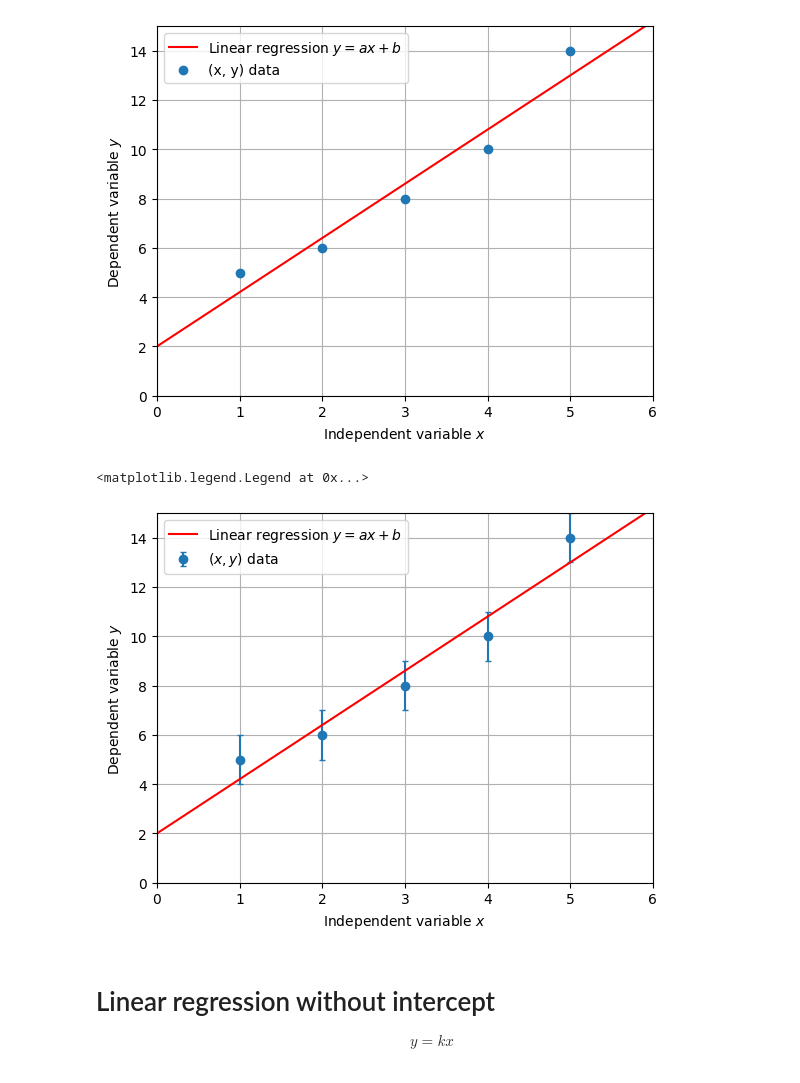
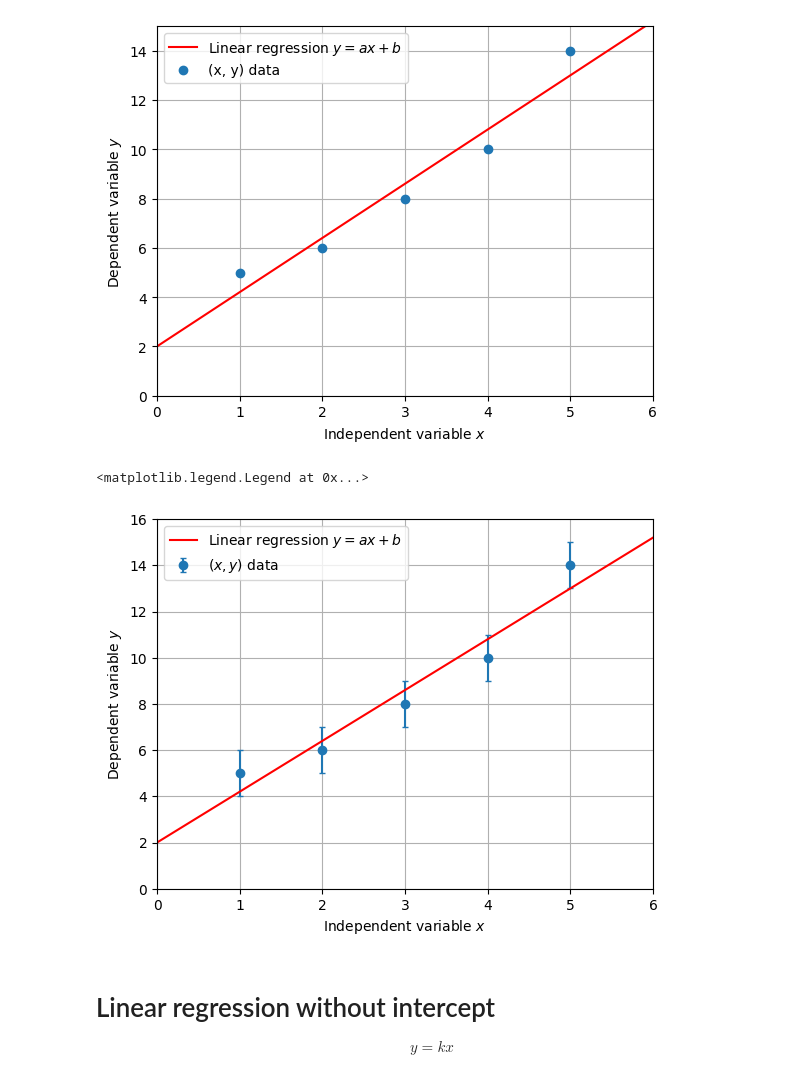
Before and after one commit to evgeny-kolonsky/summer_seminar, a Jupyter notebook: Seminar_part3.ipynb, the cells around one changed output. Saved outputs shown, nothing was run; the diff lists cells and outputs as text; code cells hidden in the pictures.

```diff
--- a/Seminar_part3.ipynb
+++ b/Seminar_part3.ipynb
@@ -56,21 +57,21 @@ plt.legend()
 # %%
 X = np.linspace(0,6)
 Y = X * slope + intercept
 y_error = 1
 
 plt.errorbar(x, y, yerr=y_error, fmt='o', ls='', capsize=2, label=r'$(x,y)$ data')
 
 plt.plot(X, Y, color='red', label=r'Linear regression $y = ax+b$')
 
 plt.xlabel(r'Independent variable $x$')
 plt.ylabel(r'Dependent variable $y$')
 plt.grid('on')
 plt.xlim(0,6)
-plt.ylim(0,15)
+plt.ylim(0,16)
 plt.legend()
 # %% [output]
 <matplotlib.legend.Legend at 0x...>
-[figure, old version]
+[figure, new version]
 # %% [markdown]
 # Linear regression without intercept
 
```
Also changed, not shown: parts of 15 cells of this notebook.
